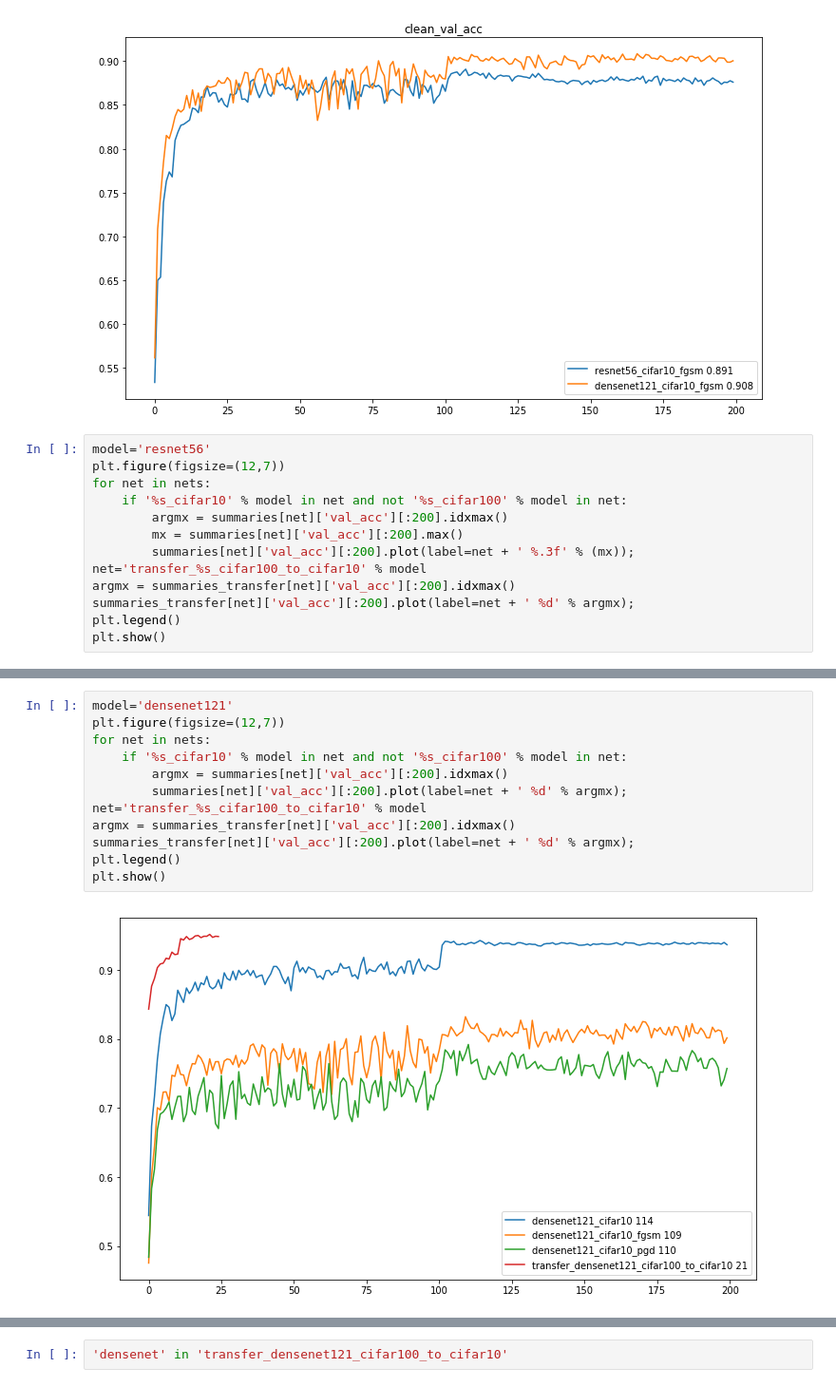
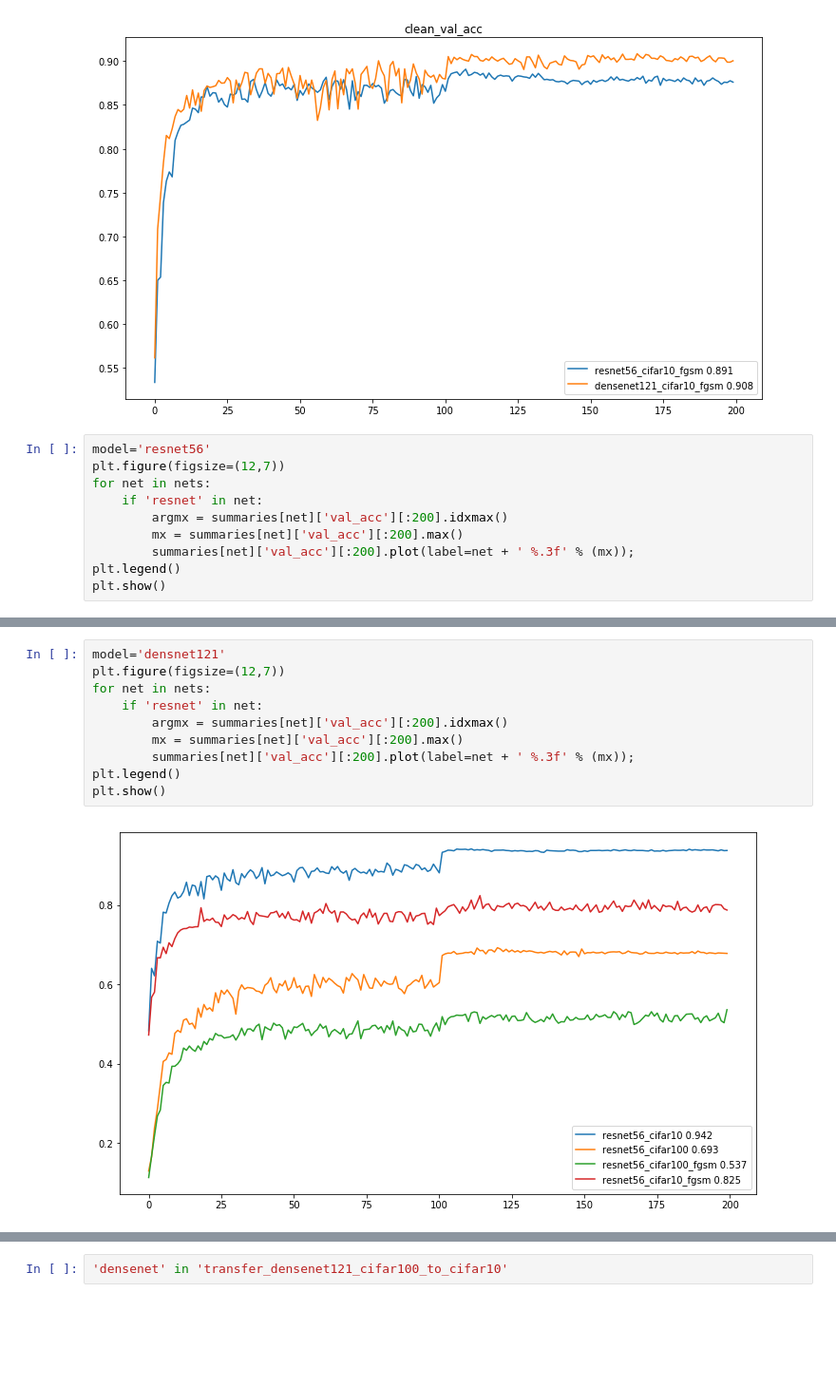
Before and after one commit to nanton96/An-Empirical-Evaluation-of-Adversarial-Robustness-under-Transfer-Learning, a Jupyter notebook: notebooks/Plodz.ipynb, the cells around one changed output, grey strips where cells are left out. Shown at 95% size. Drawn from its saved outputs; the diff is of its cells as text; blank space fills up the shorter version.

```diff
--- a/notebooks/Plodz.ipynb
+++ b/notebooks/Plodz.ipynb
@@ -88,13 +76,10 @@ plt.show()
 model='resnet56'
 plt.figure(figsize=(12,7))
 for net in nets:
-    if '%s_cifar10' % model in net and not '%s_cifar100' % model in net:
+    if 'resnet' in net:
         argmx = summaries[net]['val_acc'][:200].idxmax()
         mx = summaries[net]['val_acc'][:200].max()
         summaries[net]['val_acc'][:200].plot(label=net + ' %.3f' % (mx));
-net='transfer_%s_cifar100_to_cifar10' % model
-argmx = summaries_transfer[net]['val_acc'][:200].idxmax()
-summaries_transfer[net]['val_acc'][:200].plot(label=net + ' %d' % argmx);
 plt.legend()
 plt.show()
 # %% [output]
@@ -102,17 +87,15 @@ plt.show()
 # %%
-model='densenet121'
+model='densnet121'
 plt.figure(figsize=(12,7))
 for net in nets:
-    if '%s_cifar10' % model in net and not '%s_cifar100' % model in net:
+    if 'resnet' in net:
         argmx = summaries[net]['val_acc'][:200].idxmax()
-        summaries[net]['val_acc'][:200].plot(label=net + ' %d' % argmx);
-net='transfer_%s_cifar100_to_cifar10' % model
-argmx = summaries_transfer[net]['val_acc'][:200].idxmax()
-summaries_transfer[net]['val_acc'][:200].plot(label=net + ' %d' % argmx);
+        mx = summaries[net]['val_acc'][:200].max()
+        summaries[net]['val_acc'][:200].plot(label=net + ' %.3f' % (mx));
 plt.legend()
 plt.show()
 # %% [output]
-[figure, old version]
+[figure, new version]
 # %%
 summaries_transfer.keys()
 # %% [output]
```
Also changed, not shown: parts of 6 cells of this notebook, 3 other files.
